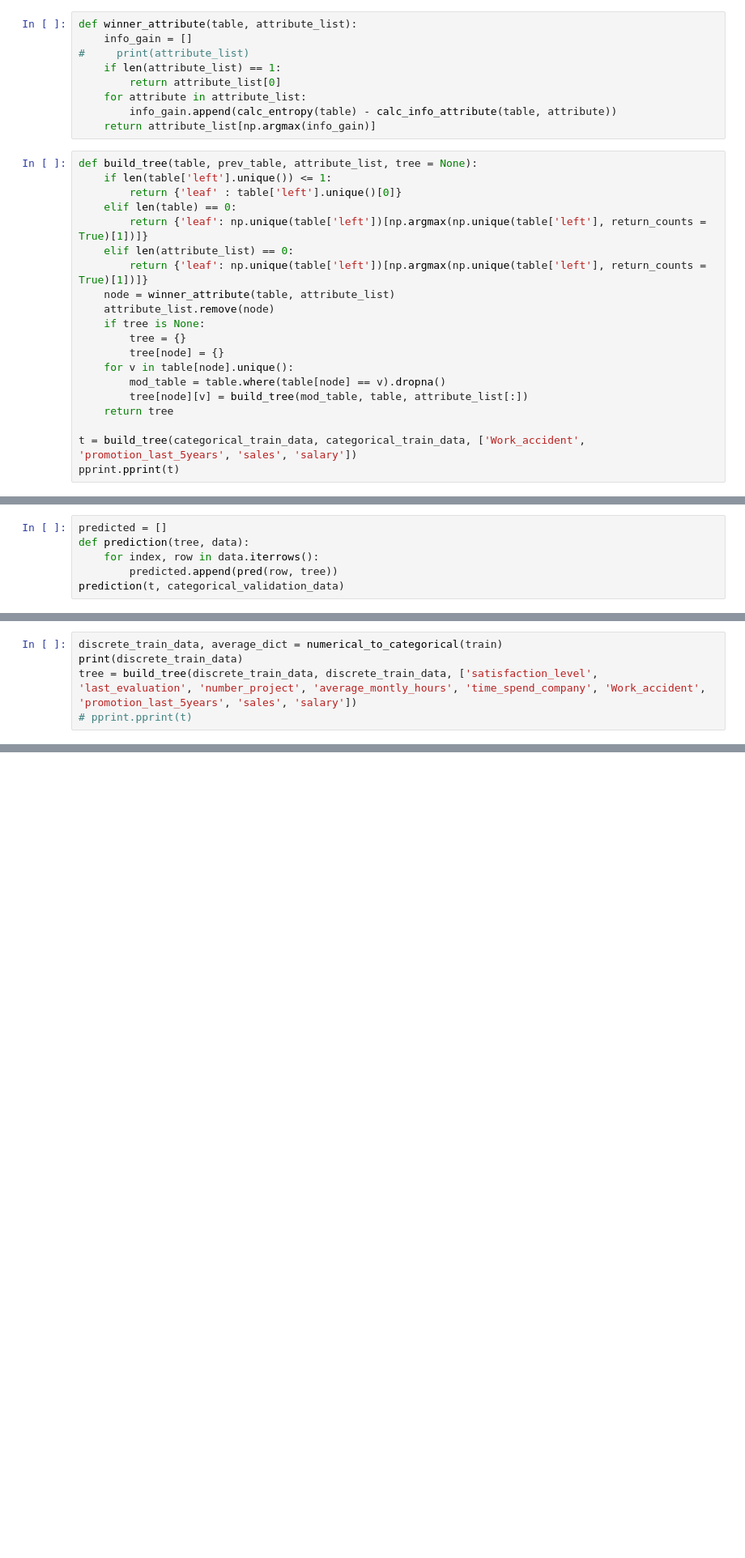
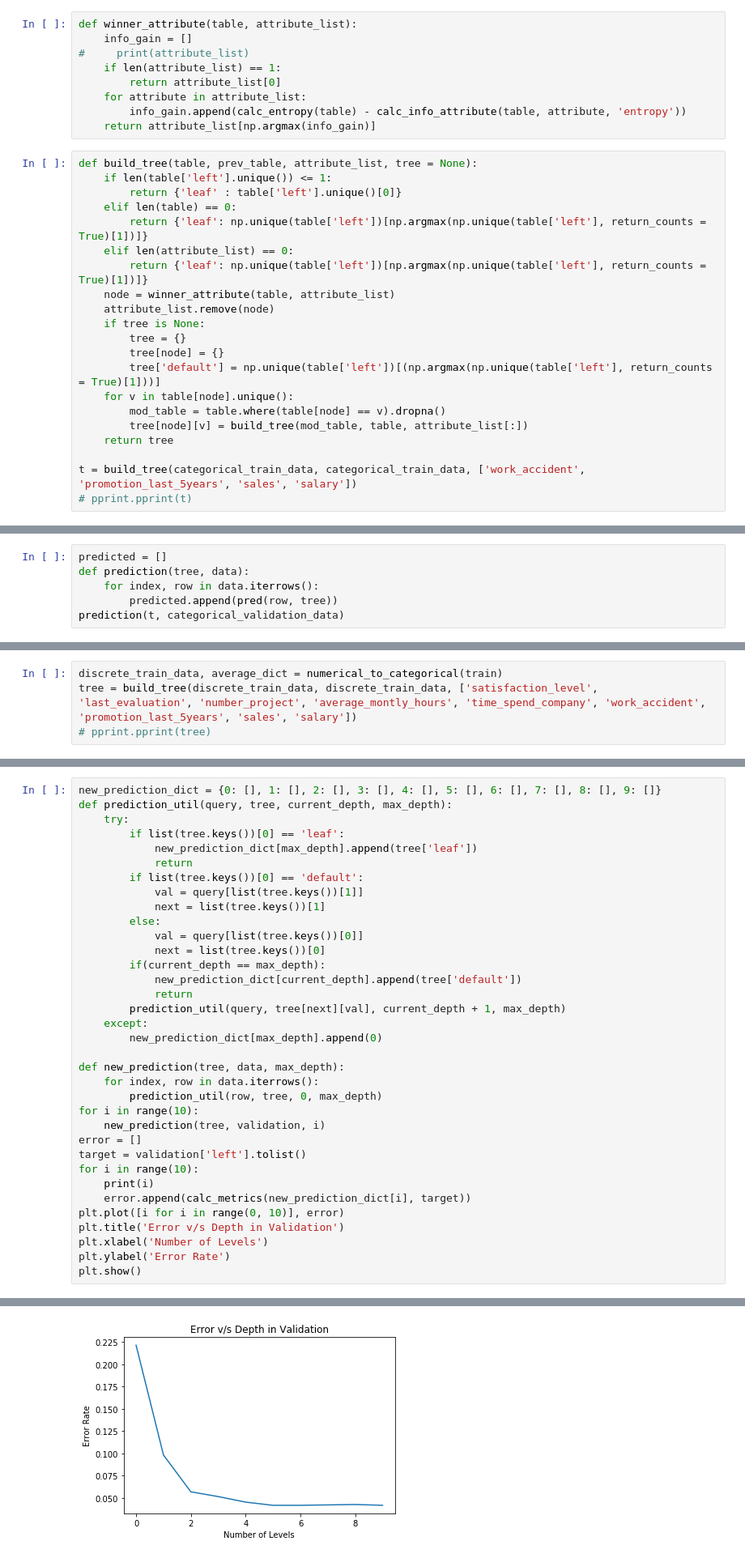
Before and after one commit to anand13sethi/decision-tree, a Jupyter notebook: Decision Tree.ipynb, the cells around one changed output, grey strips where cells are left out. Shown at 81% size. Cells and saved outputs as stored; diff of their text form; blank space fills up the shorter version.

Commit message:
Visualizations of depth vs error done.

```diff
--- a/Decision Tree.ipynb
+++ b/Decision Tree.ipynb
@@ -57,7 +69,7 @@ def winner_attribute(table, attribute_list):
     if len(attribute_list) == 1:
         return attribute_list[0]
     for attribute in attribute_list:
-        info_gain.append(calc_entropy(table) - calc_info_attribute(table, attribute))
+        info_gain.append(calc_entropy(table) - calc_info_attribute(table, attribute, 'entropy'))
     return attribute_list[np.argmax(info_gain)]
 # %%
 def build_tree(table, prev_table, attribute_list, tree = None):
@@ -72,10 +84,11 @@ def build_tree(table, prev_table, attribute_list, tree = None):
     if tree is None:
         tree = {}
         tree[node] = {}
+        tree['default'] = np.unique(table['left'])[(np.argmax(np.unique(table['left'], return_counts = True)[1]))]
     for v in table[node].unique():
         mod_table = table.where(table[node] == v).dropna()
         tree[node][v] = build_tree(mod_table, table, attribute_list[:])
     return tree
 
-t = build_tree(categorical_train_data, categorical_train_data, ['Work_accident', 'promotion_last_5years', 'sales', 'salary'])
-pprint.pprint(t)
+t = build_tree(categorical_train_data, categorical_train_data, ['work_accident', 'promotion_last_5years', 'sales', 'salary'])
+# pprint.pprint(t)
@@ -238,7 +232,6 @@ def numerical_to_categorical_validation(data, average_dict):
     return data
 # %%
 discrete_train_data, average_dict = numerical_to_categorical(train)
-print(discrete_train_data)
-tree = build_tree(discrete_train_data, discrete_train_data, ['satisfaction_level', 'last_evaluation', 'number_project', 'average_montly_hours', 'time_spend_company', 'Work_accident', 'promotion_last_5years', 'sales', 'salary'])
-# pprint.pprint(t)
+tree = build_tree(discrete_train_data, discrete_train_data, ['satisfaction_level', 'last_evaluation', 'number_project', 'average_montly_hours', 'time_spend_company', 'work_accident', 'promotion_last_5years', 'sales', 'salary'])
+# pprint.pprint(tree)
 # %% [output]
@@ -286,0 +248,36 @@ False Negative -  43
+# %%
+new_prediction_dict = {0: [], 1: [], 2: [], 3: [], 4: [], 5: [], 6: [], 7: [], 8: [], 9: []}
+def prediction_util(query, tree, current_depth, max_depth):
+    try:
+        if list(tree.keys())[0] == 'leaf':
+            new_prediction_dict[max_depth].append(tree['leaf'])
+            return
+        if list(tree.keys())[0] == 'default':
+            val = query[list(tree.keys())[1]]
+            next = list(tree.keys())[1]
+        else:
+            val = query[list(tree.keys())[0]]
+            next = list(tree.keys())[0]
+        if(current_depth == max_depth):
+            new_prediction_dict[current_depth].append(tree['default'])
+            return
+        prediction_util(query, tree[next][val], current_depth + 1, max_depth)
+    except:
+        new_prediction_dict[max_depth].append(0)
+
+def new_prediction(tree, data, max_depth):
+    for index, row in data.iterrows():
+        prediction_util(row, tree, 0, max_depth)
+for i in range(10):
+    new_prediction(tree, validation, i)
+error = []
+target = validation['left'].tolist()
+for i in range(10):
+    print(i)
+    error.append(calc_metrics(new_prediction_dict[i], target))
+plt.plot([i for i in range(0, 10)], error)
+plt.title('Error v/s Depth in Validation')
+plt.xlabel('Number of Levels')
+plt.ylabel('Error Rate')
+plt.show()
+# %% [output]
@@ -286,0 +304 @@ False Negative -  43
+[figure, added]
```
Also changed, not shown: parts of 12 cells of this notebook, 1 other file.
